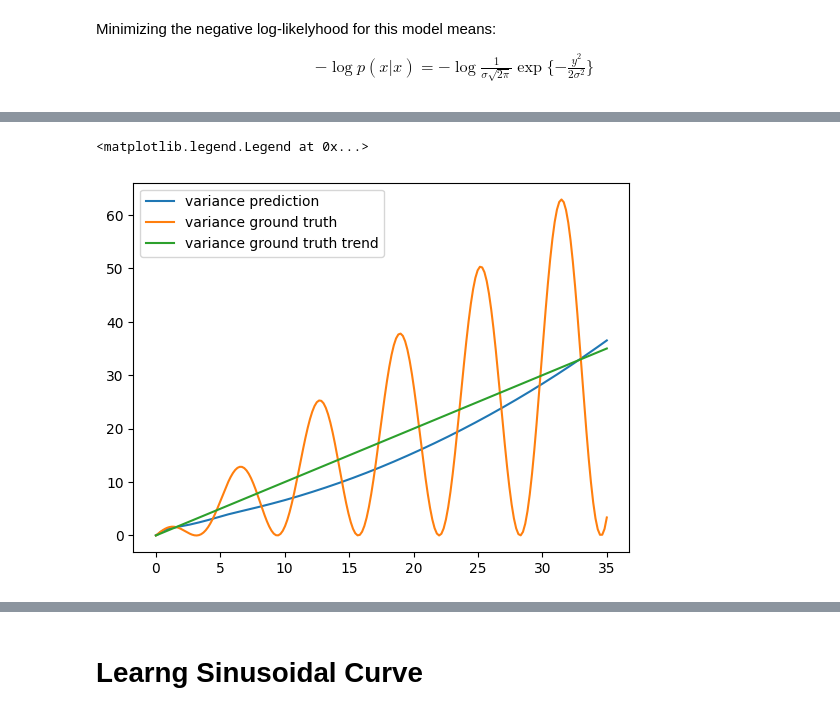
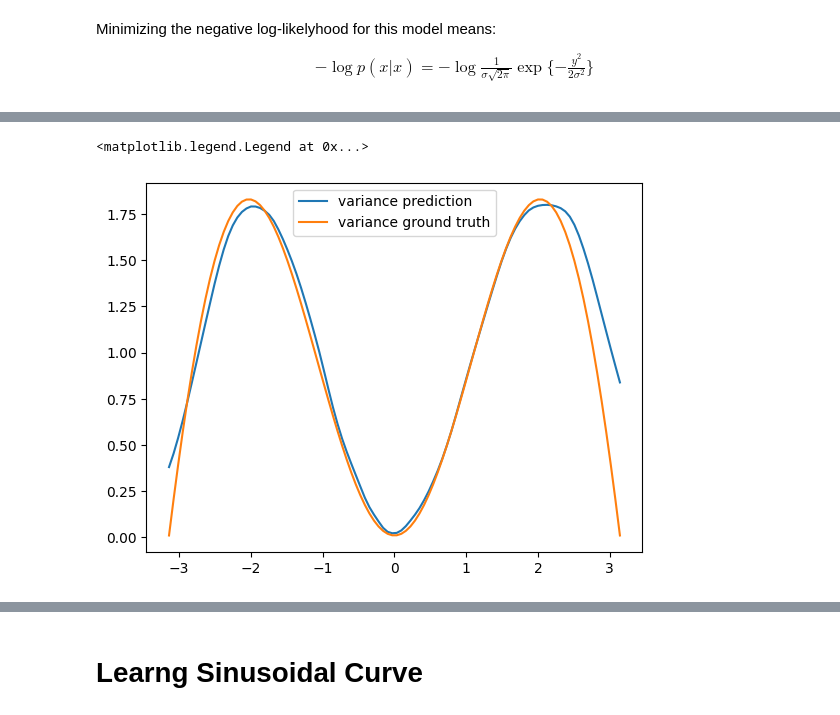
Before and after one commit to tomasruizt/Code-Along, a Jupyter notebook: deep-learning-book/6.2 Learning the Variance Parameter.ipynb, the cells around one changed output, grey strips where cells are left out. Cells and saved outputs as stored; diff of their text form; code cells hidden in the pictures.

Commit message:
Solve simpler variance learning problem

```diff
--- a/deep-learning-book/6.2 Learning the Variance Parameter.ipynb
+++ b/deep-learning-book/6.2 Learning the Variance Parameter.ipynb
@@ -6,8 +6,8 @@ import matplotlib.pyplot as plt
 # %% [markdown]
 ## Create Dataset
 # %%
-xs = torch.linspace(0, 35, 200)
-vs = xs * torch.cos(xs) + xs
+xs = torch.linspace(-torch.pi, torch.pi, 100)
+vs = xs * torch.sin(xs) + 0.01
 # %%
 plt.plot(xs, vs)
 plt.title("Heteroscedastic variance")
@@ -68,10 +68,6 @@ class Model(nn.Module):
             activation(),
             nn.Linear(in_features=d, out_features=d),
             activation(),
-            nn.Linear(in_features=d, out_features=d),
-            activation(),
-            nn.Linear(in_features=d, out_features=d),
-            activation(),
             nn.Linear(in_features=d, out_features=1),
             nn.Softplus()
         )
@@ -117,10 +113,9 @@ loss: 708.2342529296875
 # %%
 with torch.no_grad():
     preds = m(xs.reshape((-1, 1)).cuda())**2
 plt.plot(xs, preds.cpu(), label="variance prediction")
 plt.plot(xs, vs, label="variance ground truth")
-plt.plot(xs, xs, label="variance ground truth trend")
 plt.legend()
 # %% [output]
 <matplotlib.legend.Legend at 0x...>
-[figure, old version]
+[figure, new version]
```
Also changed, not shown: parts of 10 cells of this notebook.
